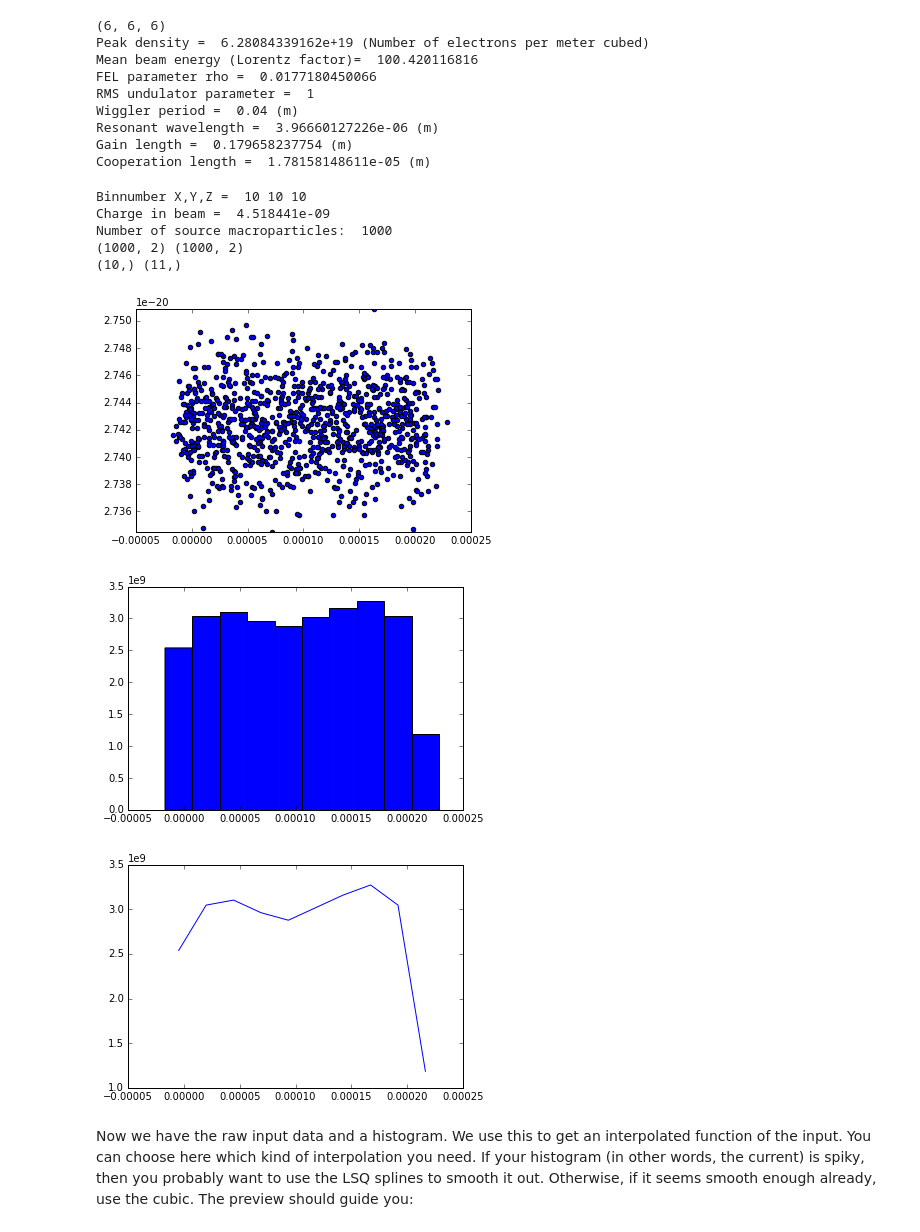
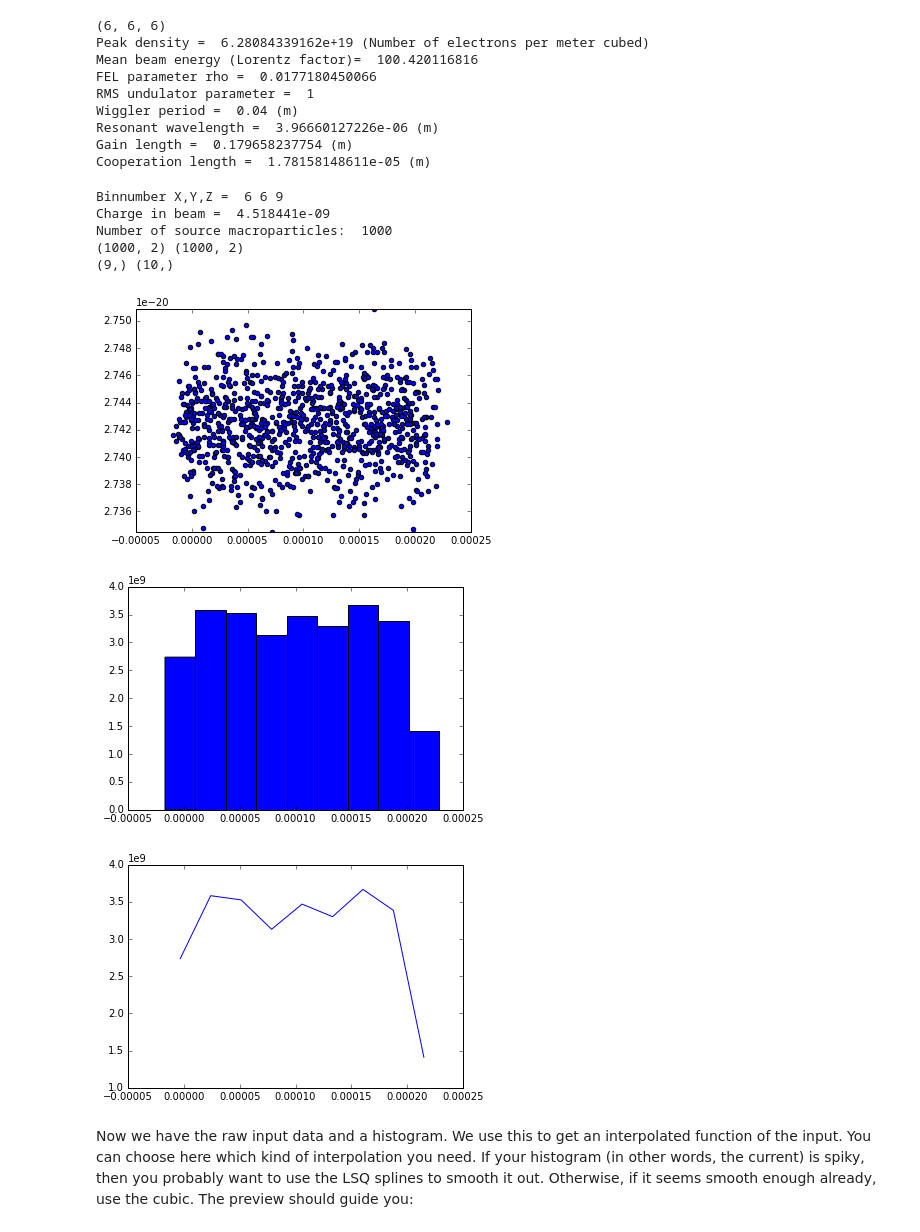
Before and after one commit to UKFELs/FXFEL, a Jupyter notebook: SI5/CDF/conditioner.ipynb, the cells around one changed output. Drawn from its saved outputs; the diff is of its cells as text; code cells hidden in the pictures.

Commit message:
Updating jupyter notebook form of conditioner.
-Lawrence

```diff
--- a/SI5/CDF/conditioner.ipynb
+++ b/SI5/CDF/conditioner.ipynb
@@ -112,14 +112,18 @@ Gain length =  0.179658237754 (m)
 Cooperation length =  1.78158148611e-05 (m)
 # %%
 # number_of_bins=int((size_z/Lc)*1.10)
-number_of_bins=10
+number_of_bins=9
 
 
 
 
 binnumber_Z = number_of_bins
-binnumber_X = 10  # Lawrence changed this part
-binnumber_Y = 10  # Lawrence changed this part
+binnumber_X = 6  # Lawrence changed this part
+binnumber_Y = 6  # Lawrence changed this part
+binnumber_PX = 6  # Lawrence added this part
+binnumber_PY = 6  # Lawrence added this part
+binnumber_PZ = 6  # Lawrence added this part
+
 
 print'Binnumber X,Y,Z = ',binnumber_X,binnumber_Y,binnumber_Z
 
@@ -195,37 +199,37 @@ print np.shape(Hz),np.shape(edges_Z)
 #k = kde.gaussian_kde(data.T,weights=mB_WGHT[:])
 #xi, yi = np.mgrid[x.min():x.max():nbins*1j, y.min():y.max():nbins*1j]
 #zi = k(np.vstack([xi.flatten(), yi.flatten()]))
 #plt.pcolormesh(xi, yi, zi.reshape(xi.shape))
 #plt.show()
 
 #XZarr=np.zeros(((len(edges_XZ[0])-1)*(len(edges_XZ[1])-1),3))
 #YZarr=np.zeros(((len(edges_YZ[0])-1)*(len(edges_YZ[1])-1),3))
 
 plt.scatter(mA_Z, mA_PZ)
 axes = plt.gca()
 # axes.set_xlim([min(mA_Z),max(mA_Z)])
 axes.set_ylim([min(mA_PZ),max(mA_PZ)])
 axes.set_xlim(-0.00005,0.00025)
 plt.show()
 
 plt.hist(m_Z, bins = binnumber_Z,normed=False,weights=m_WGHT.flat)
 plt.show()
 
 dz = edges_Z[1] - edges_Z[0]
 pts_z = edges_Z + 0.5*dz
 pts_z = pts_z[0:-1]
 
 plt.plot(pts_z, Hz)
 plt.show()
 # %% [output]
-Binnumber X,Y,Z =  10 10 10
+Binnumber X,Y,Z =  6 6 9
 Charge in beam =  4.518441e-09
 Number of source macroparticles:  1000
 (1000, 2) (1000, 2)
-(10,) (11,)
+(9,) (10,)
 [figure]
-[figure, old version]
+[figure, new version]
-[figure, old version]
+[figure, new version]
 # %% [markdown]
 Now we have the raw input data and a histogram. We use this to get an interpolated function of the input. You can choose here which kind of interpolation you need. If your histogram (in other words, the current) is spiky, then you probably want to use the LSQ splines to smooth it out. Otherwise, if it seems smooth enough already, use the cubic. The preview should guide you:
 # %%
```
Also changed, not shown: parts of 9 cells of this notebook.
